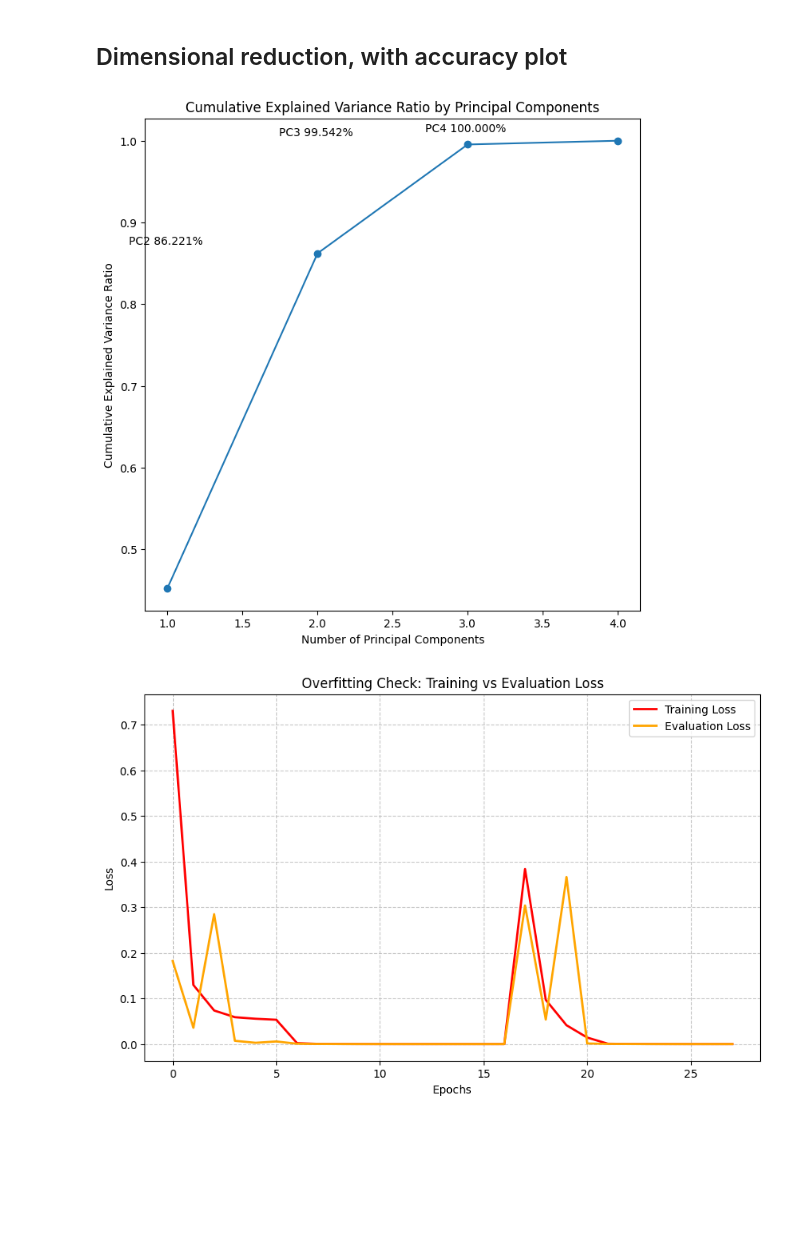
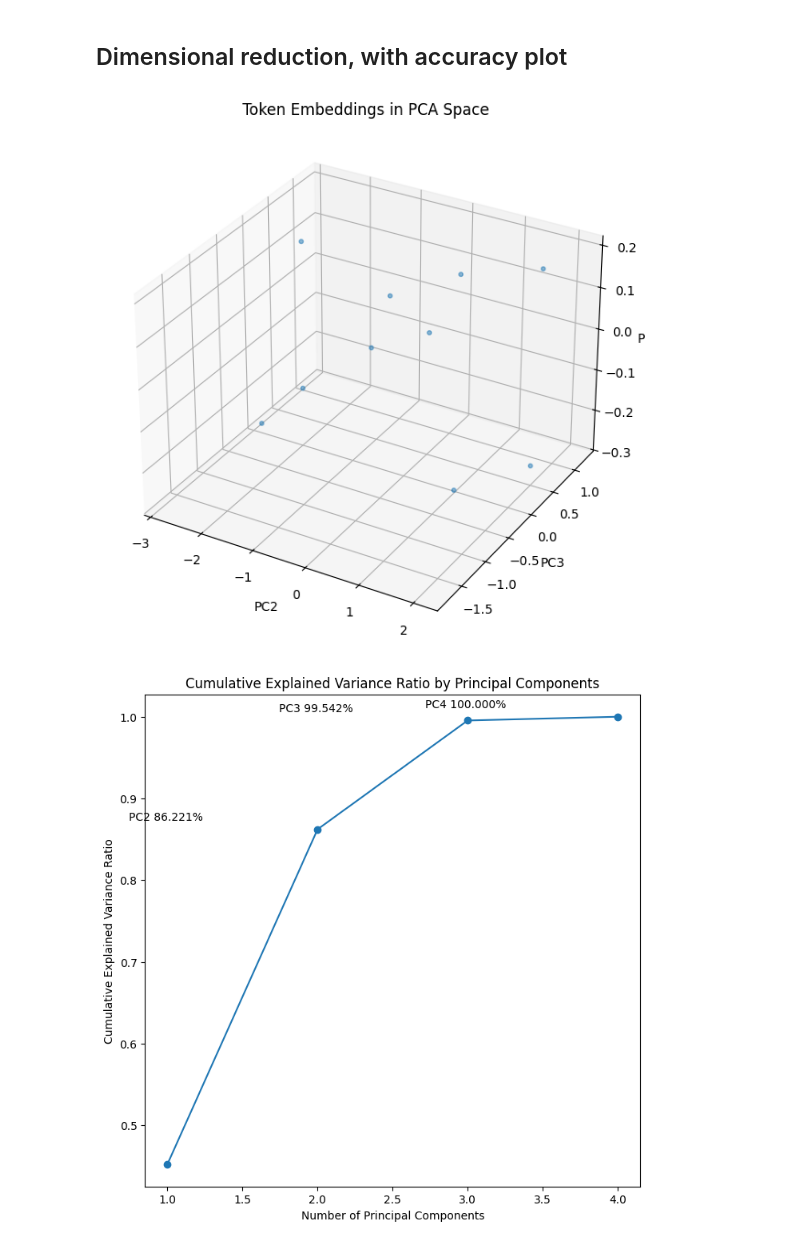
Before and after one commit to Aavash232311/transformer-pt-analysis, a Jupyter notebook: analysis/cumulative_variance_ratio.ipynb, the cells around one changed output. Cells and saved outputs as stored; diff of their text form; code cells hidden in the pictures; blank space fills up the shorter version.

Commit message:
3D plot for dimension 4 model, from pc2 to pc4

```diff
--- a/analysis/cumulative_variance_ratio.ipynb
+++ b/analysis/cumulative_variance_ratio.ipynb
@@ -72,22 +69,60 @@ explained_variance(os.path.join(checkpoint_dir, 'dim_6_mlp.pth'), model, pc=6)
 ## Dimensional reduction, with accuracy plot
 # %%
 import torch
+import matplotlib.pyplot as plt
+from sklearn.decomposition import PCA
 from utils.explained_variance_ratio import explained_variance, overfitting_plot
 from script.model_dim_4_layer_3 import MinimalTransformer
 
 
 vocab_size = 10
 model = MinimalTransformer(vocab_size=vocab_size)
 checkpoint_dir = '../checkpoints'
 full_path = os.path.join(checkpoint_dir, 'dim_4_layer_3.pth')
 
 checkpoint = torch.load(full_path)
 
 train_plot = checkpoint['train_loss_history']
 eval_plot = checkpoint['eval_loss_history']
 
+def plot_3d(full_path, model, pc):
+
+
+    if not os.path.exists(full_path):
+        sys.exit()
+
+    device = torch.device("cuda" if torch.cuda.is_available() else "cpu")
+    try:
+        model.load_state_dict(torch.load(full_path, map_location=device))
+    except Exception:
+        model.load_state_dict(torch.load(full_path, map_location=device)['model_state_dict'])
+    pca = PCA(n_components=pc)
+    embedding_learned = model.token_embed
+    embedding_matrix = embedding_learned.weight.detach()
+    X = embedding_matrix.cpu().numpy()
+    pca.fit(X)
+    X_transformed = pca.transform(X)
+    # skipping PC1 cause it does not contain much information
+    x = X_transformed[:, 1]
+    y = X_transformed[:, 2]
+    z = X_transformed[:, 3]
+
+    fig = plt.figure(figsize=(6, 18))
+    ax = fig.add_subplot(111, projection='3d')
+
+    ax.scatter(x, y, z, alpha=0.5, s=10)
+
+    ax.set_xlabel('PC2')
+    ax.set_ylabel('PC3')
+    ax.set_zlabel('PC4')
+    ax.set_title('Token Embeddings in PCA Space')
+
+    plt.tight_layout()
+    plt.show()
+
+plot_3d(full_path, model, pc=4)
 explained_variance(full_path, model, pc=4)
 overfitting_plot(train_plot, eval_plot)
 # %% [output]
-[figure, old version]
+[figure, new version]
-[figure, old version]
+[figure, new version]
```
Also changed, not shown: parts of 2 cells of this notebook, 1 other file.
